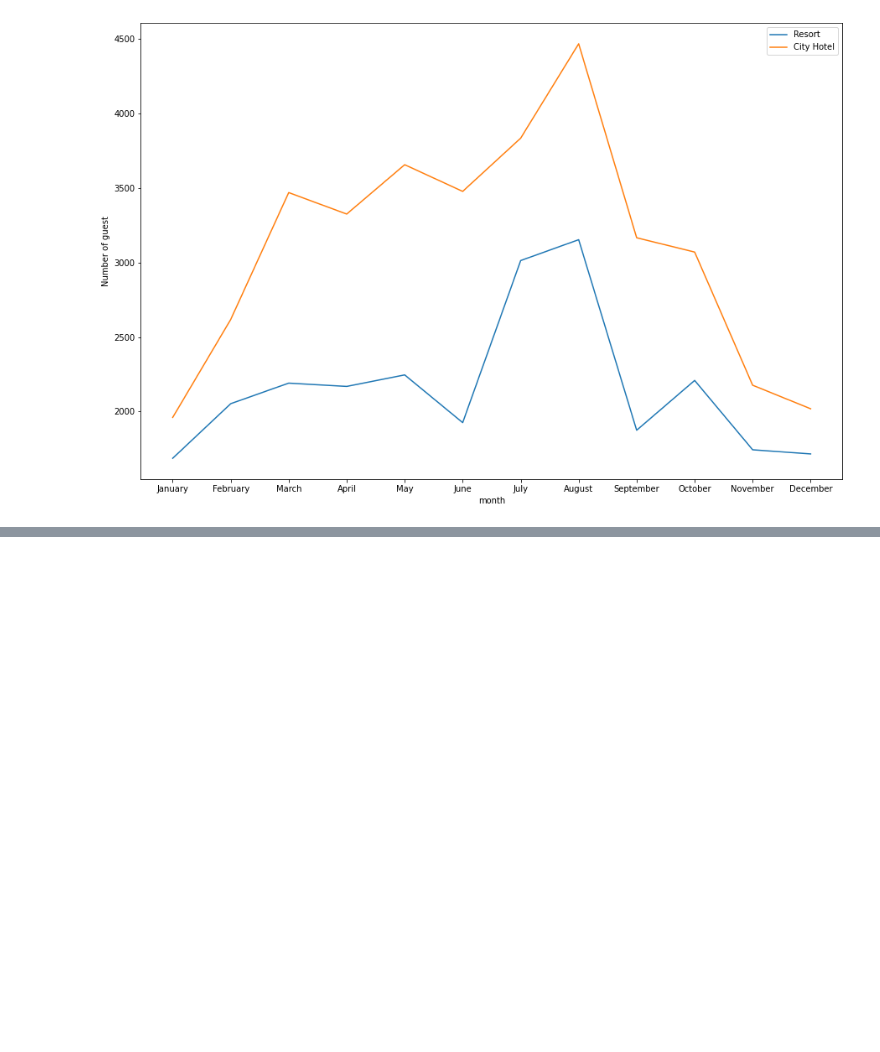
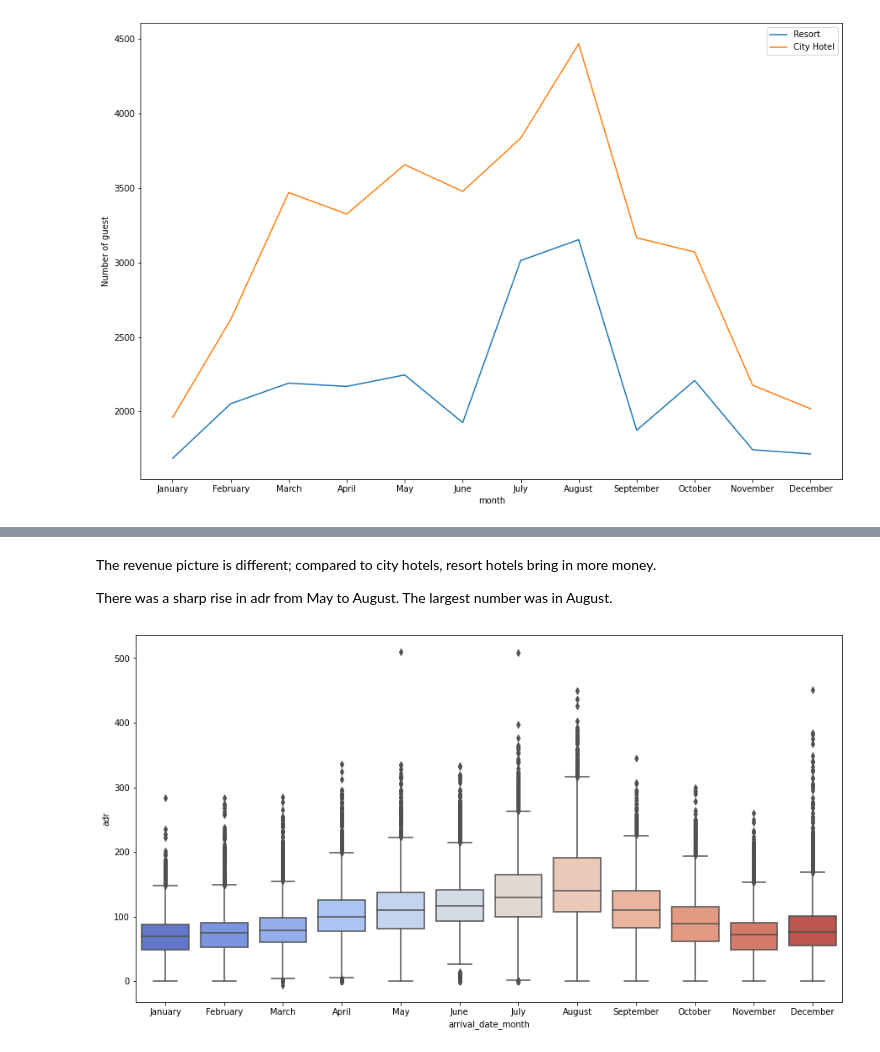
Before and after one commit to Shashankshekharpandey/Hotel-Booking-Analysis, a Jupyter notebook: Hotel_Booking_Analysis.ipynb, the cells around one changed output, grey strips where cells are left out. Drawn from its saved outputs; the diff is of its cells as text; code cells hidden in the pictures; blank space fills up the shorter version.

```diff
--- a/Hotel_Booking_Analysis.ipynb
+++ b/Hotel_Booking_Analysis.ipynb
@@ -585,0 +608,12 @@ fig.set_size_inches(15,10)
+# %% [markdown]
+The revenue picture is different; compared to city hotels, resort hotels bring in more money.
+
+There was a sharp rise in adr from May to August. The largest number was in August.
+# %%
+reindex = ['January', 'February','March','April','May','June','July','August','September','October','November','December']
+df1['arrival_date_month'] = pd.Categorical(df1['arrival_date_month'],categories=reindex,ordered=True)
+plt.figure(figsize = (15,8))
+sns.boxplot(x = df1['arrival_date_month'],y = df1['adr'], palette='coolwarm')
+plt.show()
+# %% [output]
+[figure, added]
```
Also changed, not shown: parts of 9 cells of this notebook.
